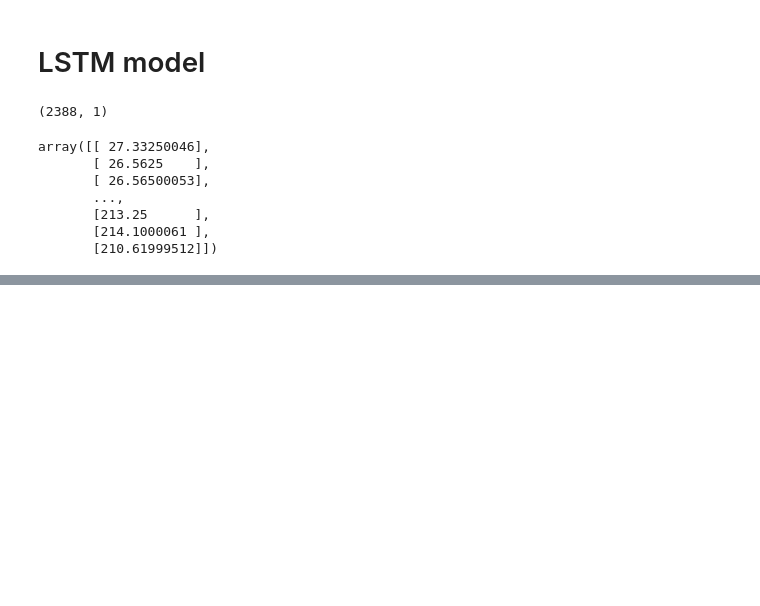
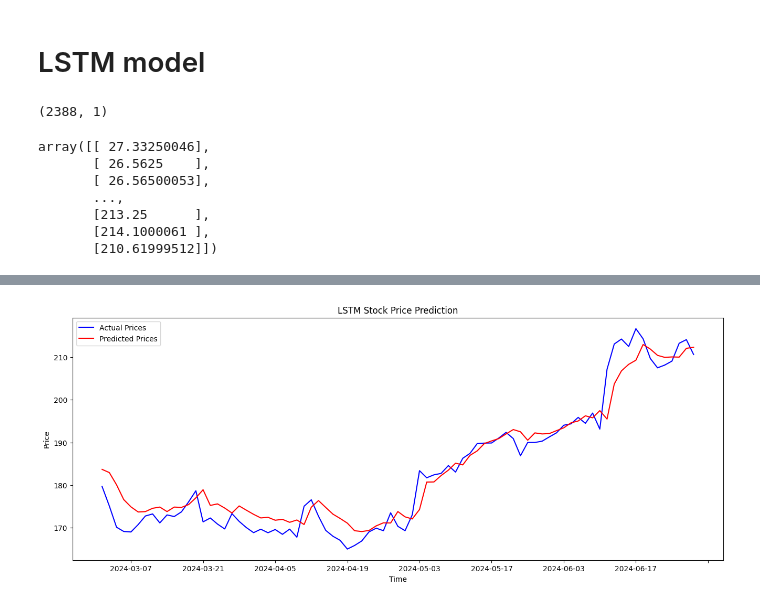
Before and after one commit to songthao1610/FinPortOpt, a Jupyter notebook: lstm_stock_model.ipynb, the cells around one changed output, grey strips where cells are left out. Cells and saved outputs as stored; diff of their text form; code cells hidden in the pictures; blank space fills up the shorter version.

Commit message:
add lstm and update arima stock model

```diff
--- a/lstm_stock_model.ipynb
+++ b/lstm_stock_model.ipynb
@@ -26,7 +24,7 @@ from statsmodels.tsa.stattools import adfuller
 # %% [markdown]
 # Load data and preprocess
 # %%
-data = pd.read_csv(rf"C:\Users\MY PC\Project\data\AAPL_stock.csv")
+data = pd.read_csv(rf"AAPL_stock.csv")
 data
 # %% [output]
 |  | Date | Open | High | Low | Close | Adj Close | Volume |
@@ -122,13 +122,15 @@ seq_length = 60
 X, y = create_sequences(scaled_data, seq_length)
 
 # Split data into train test sets
-def split_data(data, train_size):
+def split_data(data, train_size, val_size):
     train_size = int(train_size * len(data))
-    return data[:train_size], data[train_size:]
+    val_size = int(val_size * len(data))
+    return data[:train_size], data[train_size:train_size + val_size - 1], data[train_size + val_size - 1:]
 
 # Split data
-X_train, X_test = split_data(X, 0.8)
-y_train, y_test = split_data(y, 0.8)
-print(X_train.shape)
-print(y_test.shape)
+X_train, X_val, X_test = split_data(X, 0.75, 0.215)
+y_train, y_val, y_test = split_data(y, 0.75, 0.215)
+print(f"train size: {X_train.shape}")
+print(f"val size: {X_val.shape}")
+print(f"test size: {X_test.shape}")
 # %% [output]
@@ -171,32 +174,34 @@ def build_lstm_model(units=50, num_layers=1, dropout_rate=0.2, learning_rate=0.0
 # %%
 # Define search space for hyperparameters
 param_grid = {
-    'units': [50, 100, 150],
+    'units': [50],
     'hidden_layers': [2, 3, 4],
     'dropout_rate': [0.2, 0.3, 0.5],
-    'learning_rate': [0.001, 0.0001],
-    'batch_size': [32, 64, 128],
-    'epochs': [50, 100]
+    'learning_rate': [0.01, 0.001],
+    'batch_size': [32, 64],
+    'epochs': [20, 50, 100]
 }
 
 # Random search function
-def random_search(param_grid, n_iter=1):
+def random_search(param_grid, n_iter=10):
     best_model = None
     best_loss = float('inf')
     best_params = None
 
     for _ in range(n_iter):
         # Randomly sample hyperparameters
+
         units = random.choice(param_grid['units'])
         num_layer = random.choice(param_grid['hidden_layers'])
         dropout_rate = random.choice(param_grid['dropout_rate'])
         learning_rate = random.choice(param_grid['learning_rate'])
         batch_size = random.choice(param_grid['batch_size'])
         epochs = random.choice(param_grid['epochs'])
+        print(f"Trying model with {units} units, {num_layer} layer, dropout {dropout_rate}, lr {learning_rate}, batch size {batch_size}, {epochs} epochs")
 
         # Build and train model
         model = build_lstm_model(units, num_layer, dropout_rate, learning_rate)
-        history = model.fit(X_train, y_train, batch_size=batch_size, epochs=epochs, validation_data=(X_test, y_test), verbose=0)
+        history = model.fit(X_train, y_train, batch_size=batch_size, epochs=epochs, validation_data=(X_val, y_val), verbose=0)
 
         # Get validation loss
         val_loss = min(history.history['val_loss'])
@@ -219,15 +239,18 @@ KeyboardInterrupt:
 # %%
 # Predict on test data
-predicted_prices = best_model.predict(X_test)
+predicted_prices = best_model.predict(X_test) # type: ignore
 predicted_prices = scaler.inverse_transform(predicted_prices)
 actual_prices = scaler.inverse_transform(y_test)
+test_loss = mse(actual_prices, predicted_prices)
 
-# Plot actual vs predicted
-plt.figure(figsize=(10, 6))
-plt.plot(actual_prices, color='blue', label='Actual Prices')
+print(f"Test Loss: {test_loss}\n")
+plt.figure(figsize=(16, 6))
+plt.plot(data['Date'][len(data) - len(actual_prices):], actual_prices, color='blue', label='Actual Prices')
 plt.plot(predicted_prices, color='red', label='Predicted Prices')
+plt.gca().xaxis.set_major_locator(mdates.DayLocator(interval=10))  # Customize interval to 5 days
 plt.title('LSTM Stock Price Prediction')
 plt.xlabel('Time')
 plt.ylabel('Price')
 plt.legend()
 plt.show()
+# %% [output]
@@ -233,0 +259 @@ plt.show()
+[figure, added]
```
Also changed, not shown: parts of 7 cells of this notebook.
